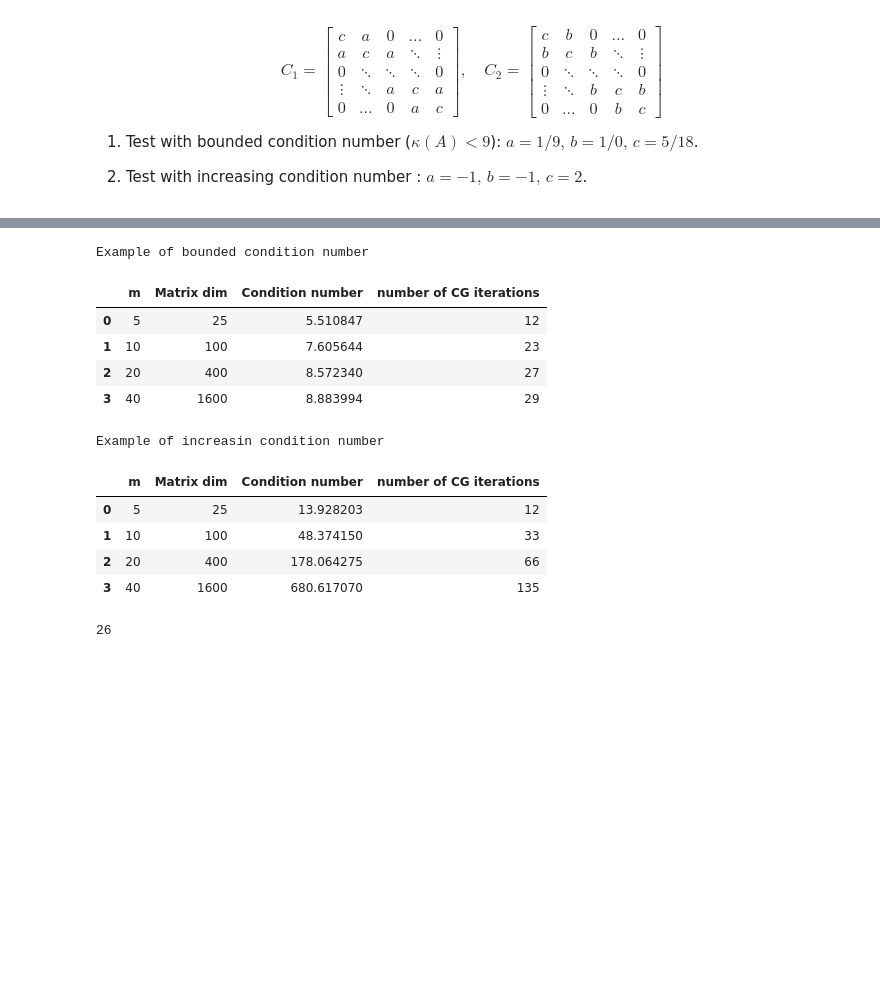
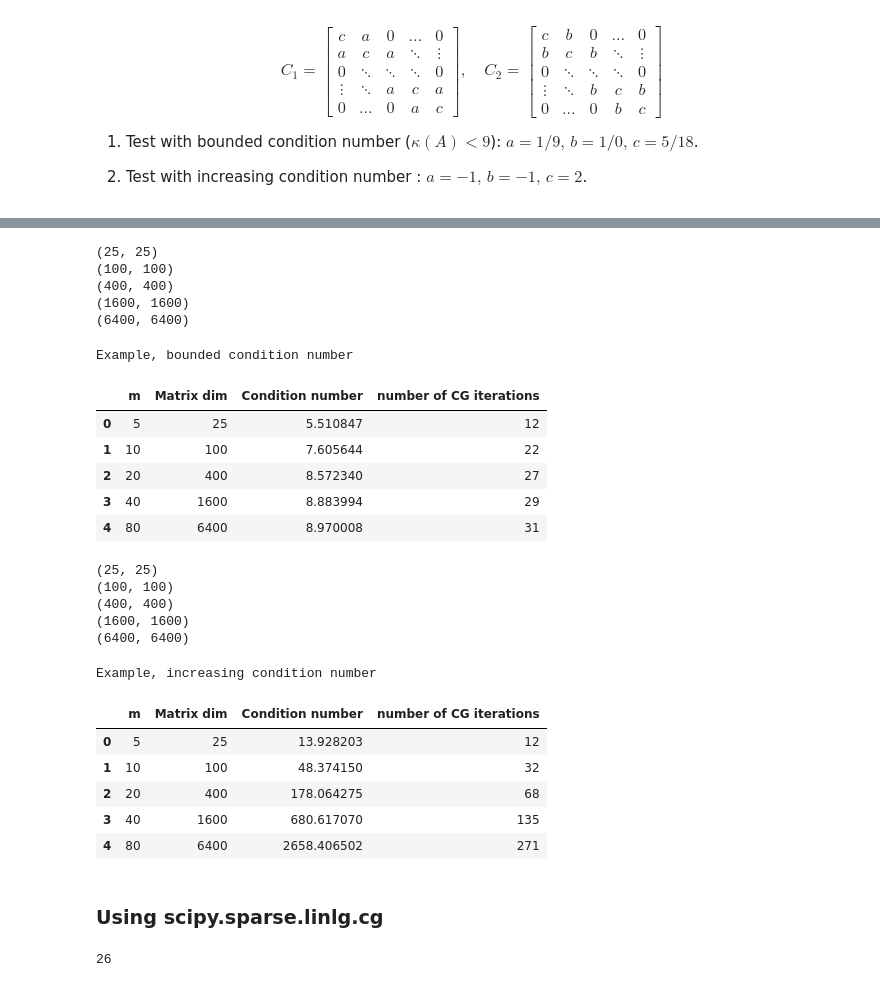
Before and after one commit to ManuelSanchezUribe/EMI2024, a Jupyter notebook: notebooks/03_Modulo/03_Modulo_03_Conjugate_Gradient_theory.ipynb, the cells around one changed output, grey strips where cells are left out. Saved outputs shown, nothing was run; the diff lists cells and outputs as text; code cells hidden in the pictures; blank space fills up the shorter version.

```diff
--- a/notebooks/03_Modulo/03_Modulo_03_Conjugate_Gradient_theory.ipynb
+++ b/notebooks/03_Modulo/03_Modulo_03_Conjugate_Gradient_theory.ipynb
@@ -253,4 +264,7 @@ def testproblem(num, m):
     C2 = c*np.diag(np.ones(m),0)+b*np.diag(np.ones(m-1),-1)+b*np.diag(np.ones(m-1),1)
     A = np.kron(np.eye(m),C1) + np.kron(C2, np.eye(m))
     bvector = np.random.rand(m*m)
-    return A, bvector
+    return sp.csr_matrix(A), bvector
+# %%
+A,_=testproblem(num=2, m=40)
+plt.spy(A)
@@ -262,29 +279,43 @@ def TestCG_example(examplenumber, mm=5):
     for m in range(len(M)):
         A, b = testproblem(examplenumber, M[m])
         x, nn[m] = ConjugateGradient(A,b, MAXIT=1000, print_iter=False)
-        kappa[m] = np.linalg.cond(A)
+        kappa[m] = np.linalg.cond(A.todense())
     tab = pd.DataFrame({'m':M, 'Matrix dim':np.square(M), 'Condition number':kappa, 'number of CG iterations': nn})
     return tab
 # %%
-tab1 = TestCG_example(examplenumber=1, mm=4)
-tab1 = tab1.style.set_caption('Example of bounded condition number')
+tab1 = TestCG_example(examplenumber=1, mm=5)
+tab1 = tab1.style.set_caption('Example, bounded condition number')
 tab1
 # %% [output]
-Example of bounded condition number
+(25, 25)
+(100, 100)
+(400, 400)
+(1600, 1600)
+(6400, 6400)
+Example, bounded condition number
 |  | m | Matrix dim | Condition number | number of CG iterations |
 | 0 | 5 | 25 | 5.510847 | 12 |
-| 1 | 10 | 100 | 7.605644 | 23 |
+| 1 | 10 | 100 | 7.605644 | 22 |
 | 2 | 20 | 400 | 8.572340 | 27 |
 | 3 | 40 | 1600 | 8.883994 | 29 |
+| 4 | 80 | 6400 | 8.970008 | 31 |
 # %%
-tab2 = TestCG_example(examplenumber=2, mm=4)
-tab2 = tab2.style.set_caption('Example of increasin condition number')
+tab2 = TestCG_example(examplenumber=2, mm=5)
+tab2 = tab2.style.set_caption('Example, increasing condition number')
 tab2
 # %% [output]
-Example of increasin condition number
+(25, 25)
+(100, 100)
+(400, 400)
+(1600, 1600)
+(6400, 6400)
+Example, increasing condition number
 |  | m | Matrix dim | Condition number | number of CG iterations |
 | 0 | 5 | 25 | 13.928203 | 12 |
-| 1 | 10 | 100 | 48.374150 | 33 |
-| 2 | 20 | 400 | 178.064275 | 66 |
+| 1 | 10 | 100 | 48.374150 | 32 |
+| 2 | 20 | 400 | 178.064275 | 68 |
 | 3 | 40 | 1600 | 680.617070 | 135 |
+| 4 | 80 | 6400 | 2658.406502 | 271 |
+# %% [markdown]
+### Using scipy.sparse.linlg.cg
 # %%
```
Also changed, not shown: parts of 18 cells of this notebook, 3 other files.
